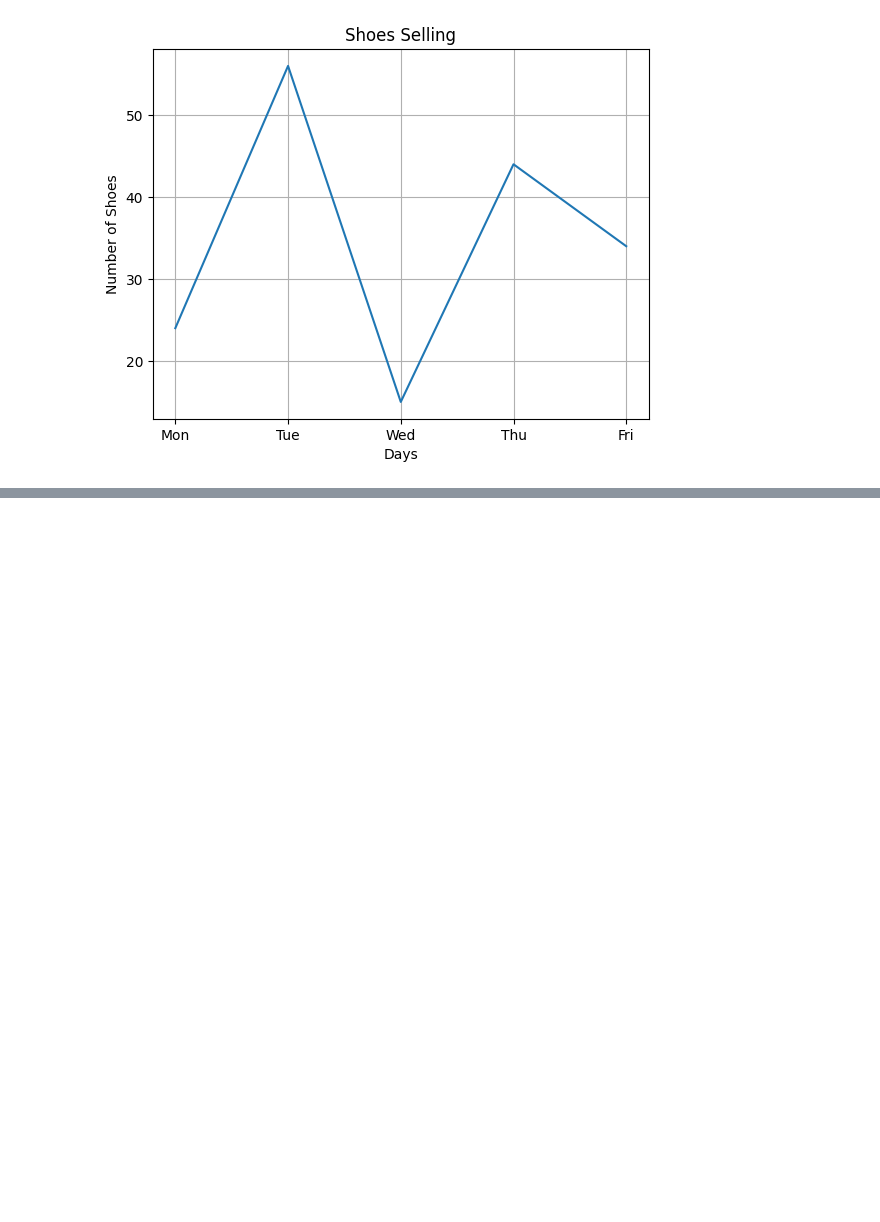
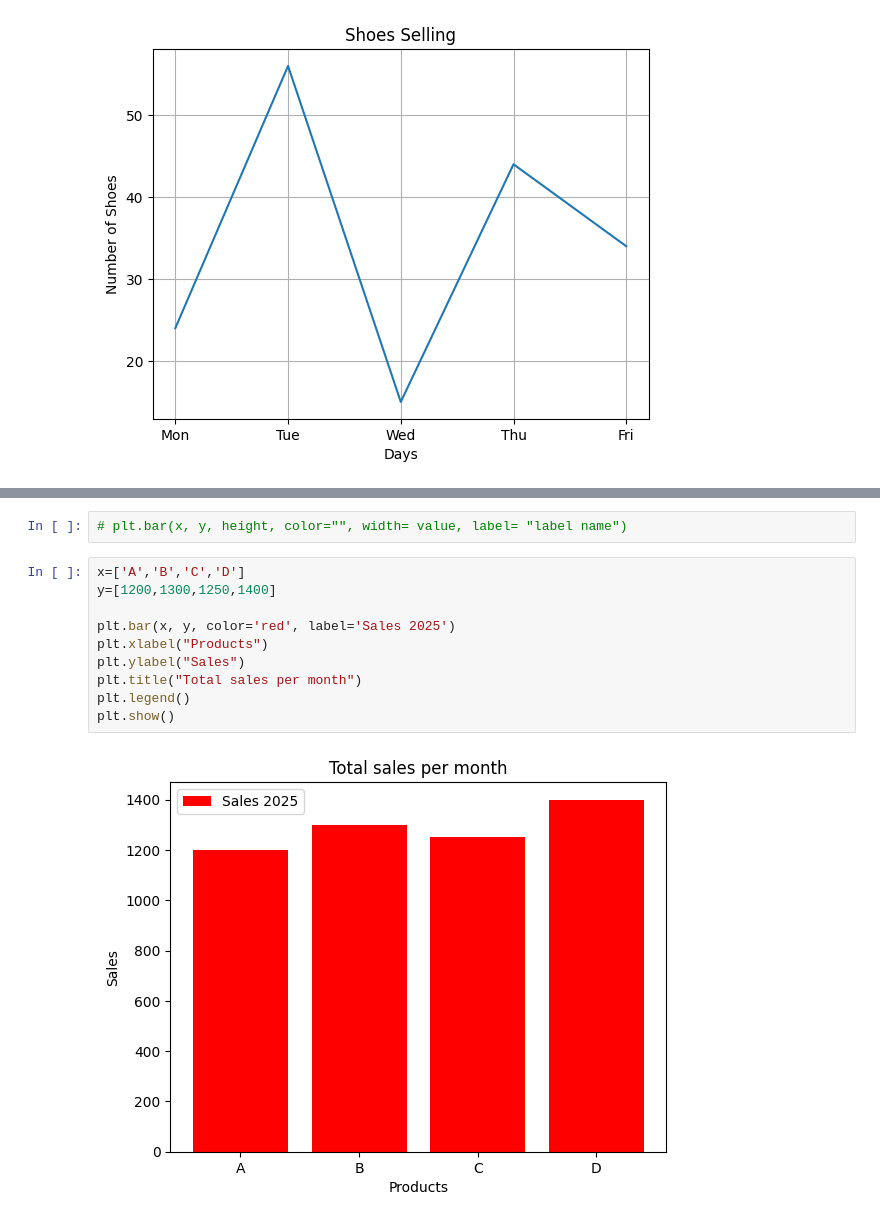
Before and after one commit to harshJyoriya1009/PY_CHARTS, a Jupyter notebook: phase1.ipynb, the cells around one changed output, grey strips where cells are left out. Drawn from its saved outputs; the diff is of its cells as text; blank space fills up the shorter version.

```diff
--- a/phase1.ipynb
+++ b/phase1.ipynb
@@ -22,0 +43,14 @@ plt.show()
+# %%
+# plt.bar(x, y, height, color="", width= value, label= "label name")
+# %%
+x=['A','B','C','D']
+y=[1200,1300,1250,1400]
+
+plt.bar(x, y, color='red', label='Sales 2025')
+plt.xlabel("Products")
+plt.ylabel("Sales")
+plt.title("Total sales per month")
+plt.legend()
+plt.show()
+# %% [output]
+[figure, added]
```
Also changed, not shown: parts of 9 cells of this notebook, 9 other files.
